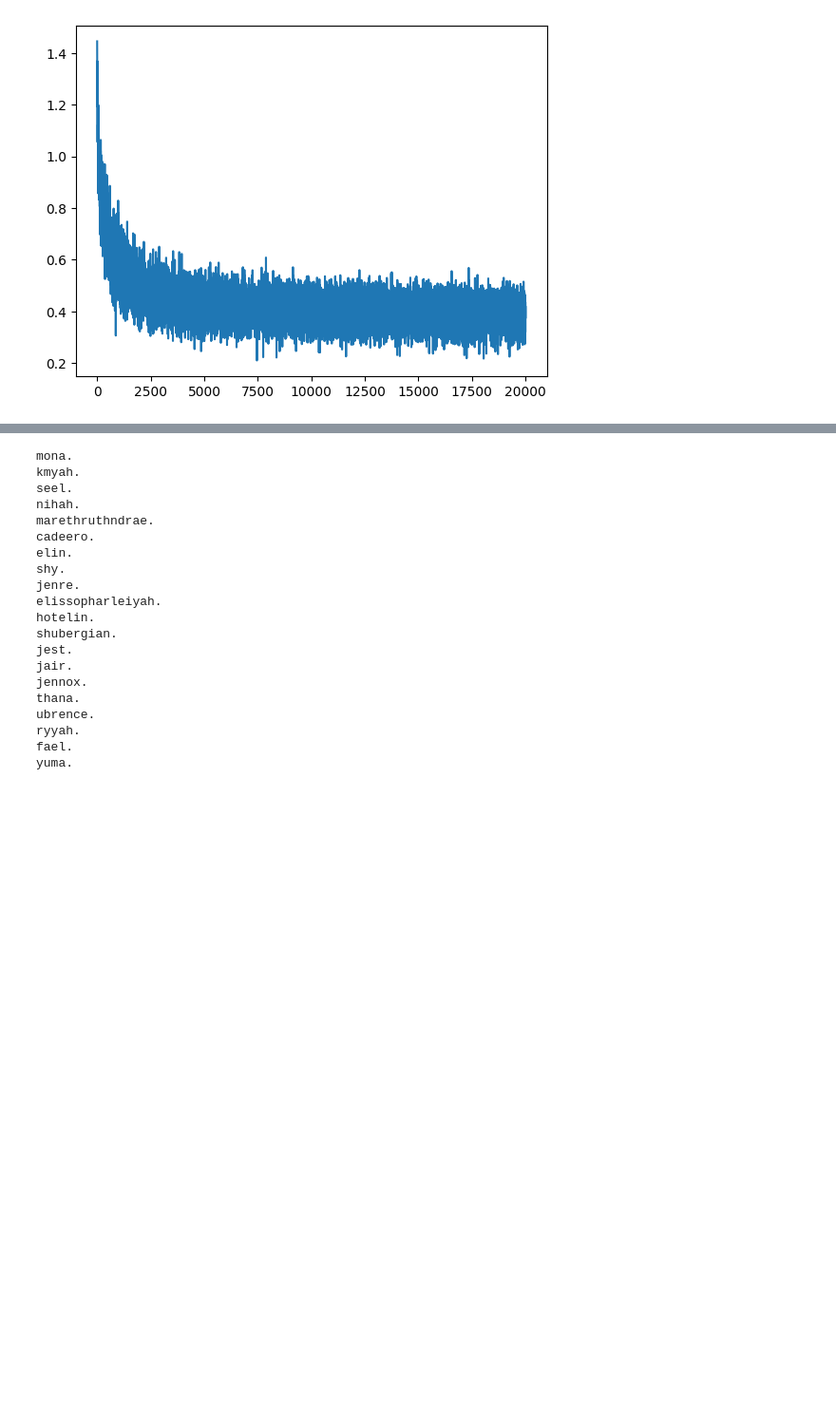
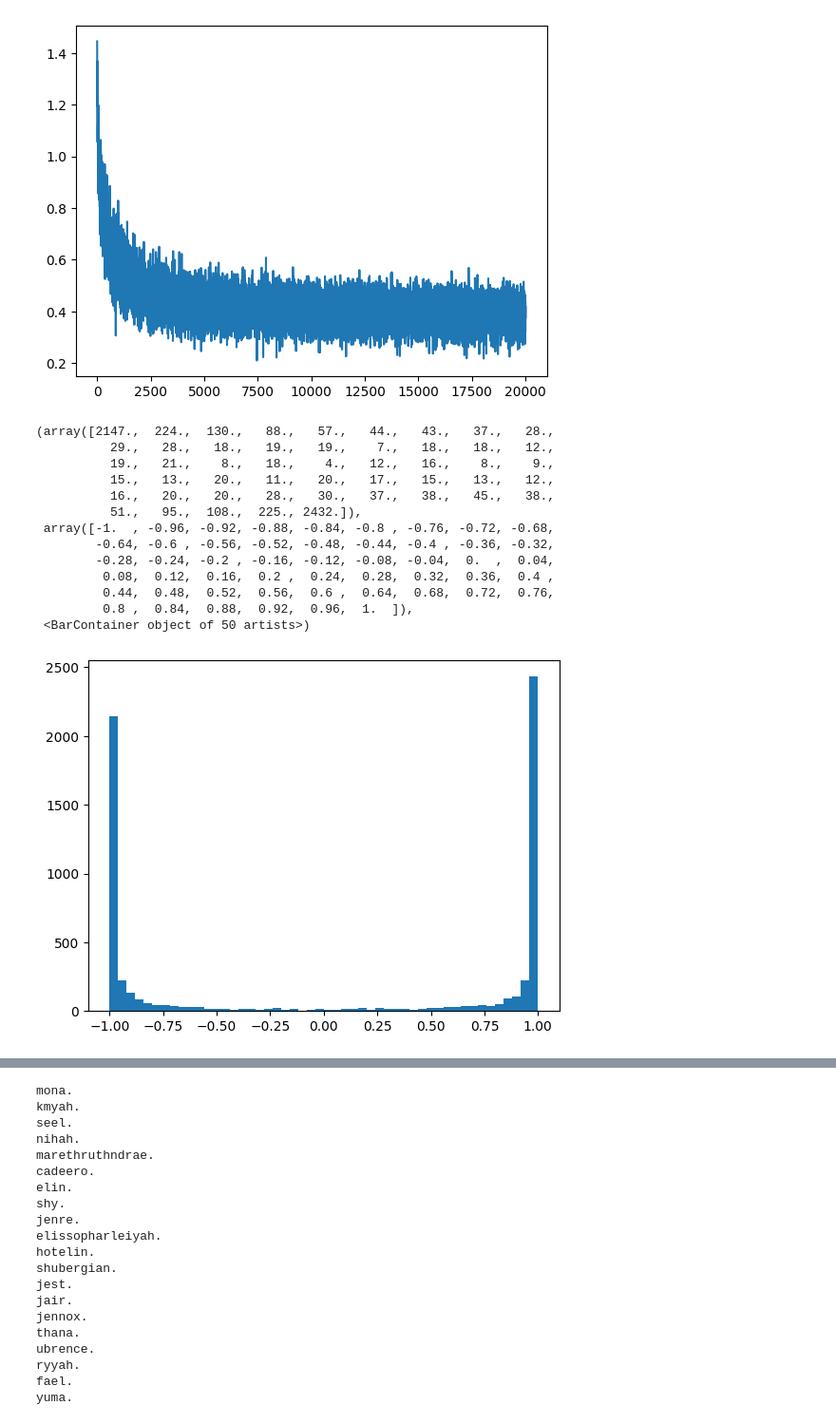
Before and after one commit to vallari24/zero-to-research, a Jupyter notebook: notebooks/04_makemore_activations_gradients_batchnorm.ipynb, the cells around one changed output, grey strips where cells are left out. Shown at 95% size. Drawn from its saved outputs; the diff is of its cells as text; code cells hidden in the pictures; blank space fills up the shorter version.

Commit message:
tanh saturation

```diff
--- a/notebooks/04_makemore_activations_gradients_batchnorm.ipynb
+++ b/notebooks/04_makemore_activations_gradients_batchnorm.ipynb
@@ -112,7 +112,8 @@ for i in range(max_steps):
     #forward pass
     emb = C[Xb]
     embcat = emb.view(emb.shape[0],-1)
-    h = torch.tanh(embcat@W1 + b1)
+    hpreactivation = embcat@W1 + b1
+    h = torch.tanh(hpreactivation)
     logits = h @ W2 + b2
     loss = F.cross_entropy(logits, Yb)
 
@@ -126,6 +127,9 @@ for i in range(max_steps):
     for p in parameters:
         p.data += -lr * p.grad
 
+    if i == 1:
+        break
+
     #track stats
     if i % 1000 == 0: # print every once in a while
         print(f'{i:7d}/{max_steps:7d}: {loss.item():.4f}')
@@ -167,3 +152,20 @@ plt.plot(lossi)
 # %% [output]
 [<matplotlib.lines.Line2D at 0x...>]
 [figure]
+# %%
+plt.hist(h.view(-1).tolist(),50)
+# %% [output]
+(array([2147.,  224.,  130.,   88.,   57.,   44.,   43.,   37.,   28.,
+          29.,   28.,   18.,   19.,   19.,    7.,   18.,   18.,   12.,
+          19.,   21.,    8.,   18.,    4.,   12.,   16.,    8.,    9.,
+          15.,   13.,   20.,   11.,   20.,   17.,   15.,   13.,   12.,
+          16.,   20.,   20.,   28.,   30.,   37.,   38.,   45.,   38.,
+          51.,   95.,  108.,  225., 2432.]),
+ array([-1.  , -0.96, -0.92, -0.88, -0.84, -0.8 , -0.76, -0.72, -0.68,
+        -0.64, -0.6 , -0.56, -0.52, -0.48, -0.44, -0.4 , -0.36, -0.32,
+        -0.28, -0.24, -0.2 , -0.16, -0.12, -0.08, -0.04,  0.  ,  0.04,
+         0.08,  0.12,  0.16,  0.2 ,  0.24,  0.28,  0.32,  0.36,  0.4 ,
+         0.44,  0.48,  0.52,  0.56,  0.6 ,  0.64,  0.68,  0.72,  0.76,
+         0.8 ,  0.84,  0.88,  0.92,  0.96,  1.  ]),
+ <BarContainer object of 50 artists>)
+[figure, added]
```
Also changed, not shown: parts of 3 cells of this notebook, 4 other files.
